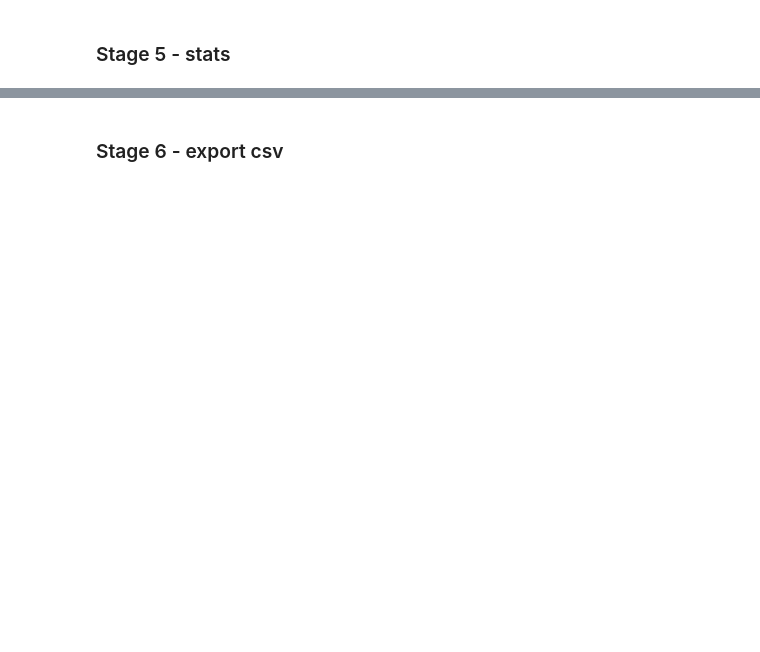
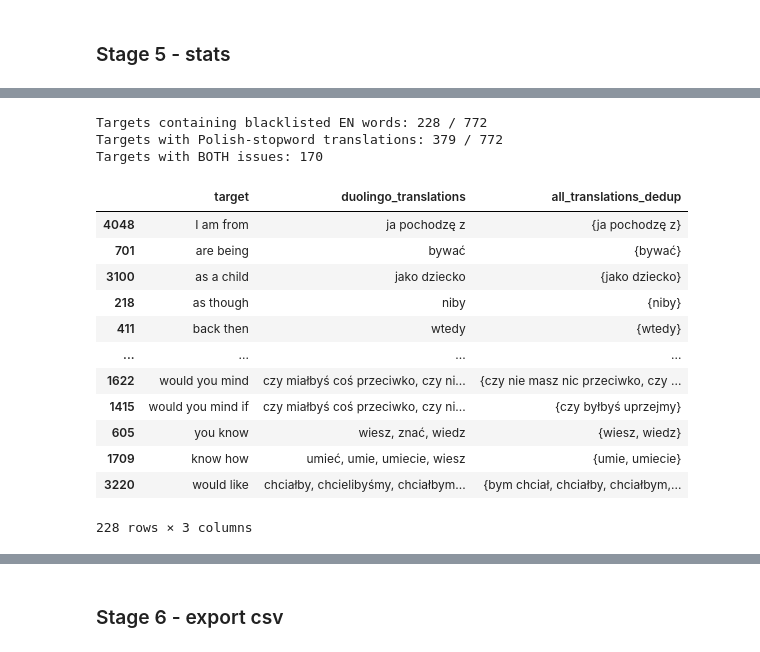
Before and after one commit to rrkarpinski/lingoblend-chrome, a Jupyter notebook: data_preprocessing/vocab_preprocessing.ipynb, the cells around one changed output, grey strips where cells are left out. Cells and saved outputs as stored; diff of their text form; code cells hidden in the pictures; blank space fills up the shorter version.

```diff
--- a/data_preprocessing/vocab_preprocessing.ipynb
+++ b/data_preprocessing/vocab_preprocessing.ipynb
@@ -2806,0 +3373,50 @@ single_uninflected[['target', 'duolingo_translations', 'inflection_generation_un
+# %%
+import re
+import pandas as pd
+
+tmp = df_sorted[~has_supported].copy()
+
+def contains_word(text, wordset):
+    if pd.isna(text):
+        return False
+    tokens = re.findall(r"[a-ząćęłńóśźż]+", str(text).lower())
+    return any(t.lower() in wordset for t in tokens)
+
+# 1. Targety (frazy), które zawierają angielski stopword z Twojej blacklisty
+target_hits = tmp[tmp["target"].apply(lambda t: contains_word(t, _BLACKLIST_WORDS))]
+print(f"Targets containing blacklisted EN words: {len(target_hits)} / {len(tmp)}")
+target_hits[["target", "duolingo_translations"]]
+
+# 2. Inflections/tłumaczenia zawierające polskie stopwordy
+def inflections_with_stopwords(infl_set):
+    if not isinstance(infl_set, (set, list)):
+        return []
+    return [w for w in infl_set if contains_word(w, _POLISH_STOPWORDS)]
+
+tmp["_stopword_inflections"] = tmp["all_translations_dedup"].apply(inflections_with_stopwords)
+stopword_hits = tmp[tmp["_stopword_inflections"].apply(len) > 0]
+print(f"Targets with Polish-stopword translations: {len(stopword_hits)} / {len(tmp)}")
+stopword_hits[["target", "duolingo_translations", "_stopword_inflections"]]
+
+both = set(target_hits["target"]) & set(stopword_hits["target"])
+print(f"Targets with BOTH issues: {len(both)}")
+# %% [output]
+Targets containing blacklisted EN words: 228 / 772
+Targets with Polish-stopword translations: 379 / 772
+Targets with BOTH issues: 170
+# %%
+target_hits[["target", "duolingo_translations", "all_translations_dedup"]]
+# %% [output]
+|  | target | duolingo_translations | all_translations_dedup |
+| 4048 | I am from | ja pochodzę z | {ja pochodzę z} |
+| 701 | are being | bywać | {bywać} |
+| 3100 | as a child | jako dziecko | {jako dziecko} |
+| 218 | as though | niby | {niby} |
+| 411 | back then | wtedy | {wtedy} |
+| ... | ... | ... | ... |
+| 1622 | would you mind | czy miałbyś coś przeciwko, czy ni... | {czy nie masz nic przeciwko, czy ... |
+| 1415 | would you mind if | czy miałbyś coś przeciwko, czy ni... | {czy byłbyś uprzejmy} |
+| 605 | you know | wiesz, znać, wiedz | {wiesz, wiedz} |
+| 1709 | know how | umieć, umie, umiecie, wiesz | {umie, umiecie} |
+| 3220 | would like | chciałby, chcielibyśmy, chciałbym... | {bym chciał, chciałby, chciałbym,... |
+228 rows × 3 columns
```
Also changed, not shown: parts of 43 cells of this notebook.
